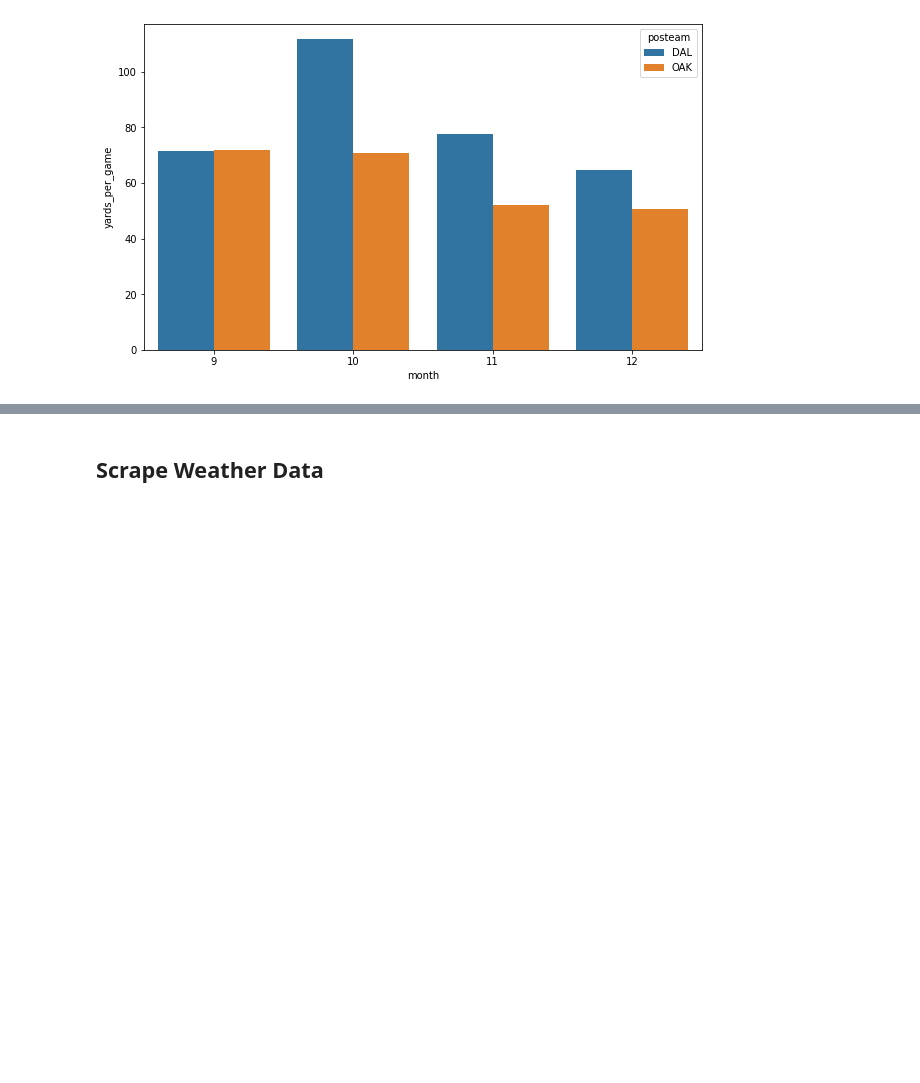
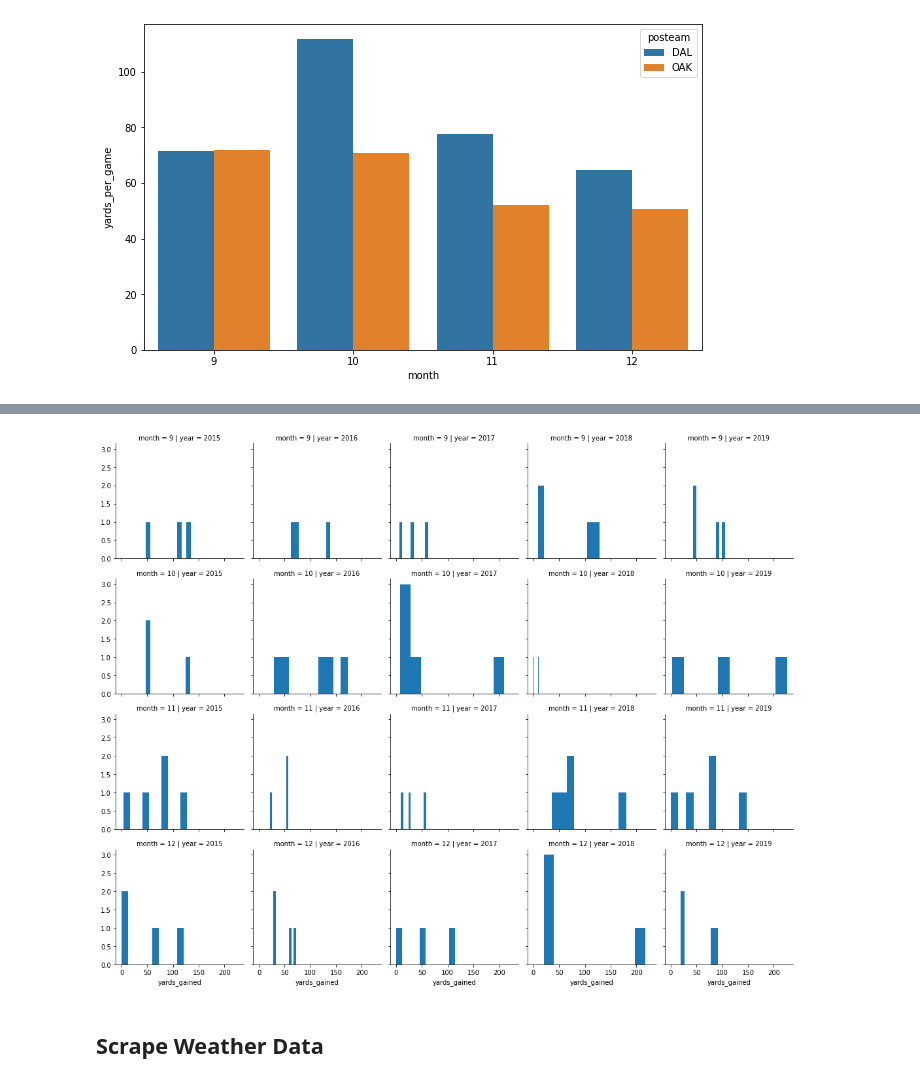
Before and after one commit to mtodisco10/amari, a Jupyter notebook: Amari_EDA.ipynb, the cells around one changed output, grey strips where cells are left out. Saved outputs shown, nothing was run; the diff lists cells and outputs as text; code cells hidden in the pictures; blank space fills up the shorter version.

Commit message:
facet wrapping

```diff
--- a/Amari_EDA.ipynb
+++ b/Amari_EDA.ipynb
@@ -104,3 +131,9 @@ sns.barplot(x='month', y='yards_per_game', hue='posteam', data=graph_df.loc[grap
+# %%
+import matplotlib.pyplot as plt
+g = sns.FacetGrid(amari_yds_per_game.loc[amari_yds_per_game.month >= 9], col="year", row = 'month')
+g = g.map(plt.hist, "yards_gained")
+# %% [output]
+[figure, added]
 # %% [markdown]
 ## Scrape Weather Data
 # %%
```
Also changed, not shown: parts of 3 cells of this notebook.
